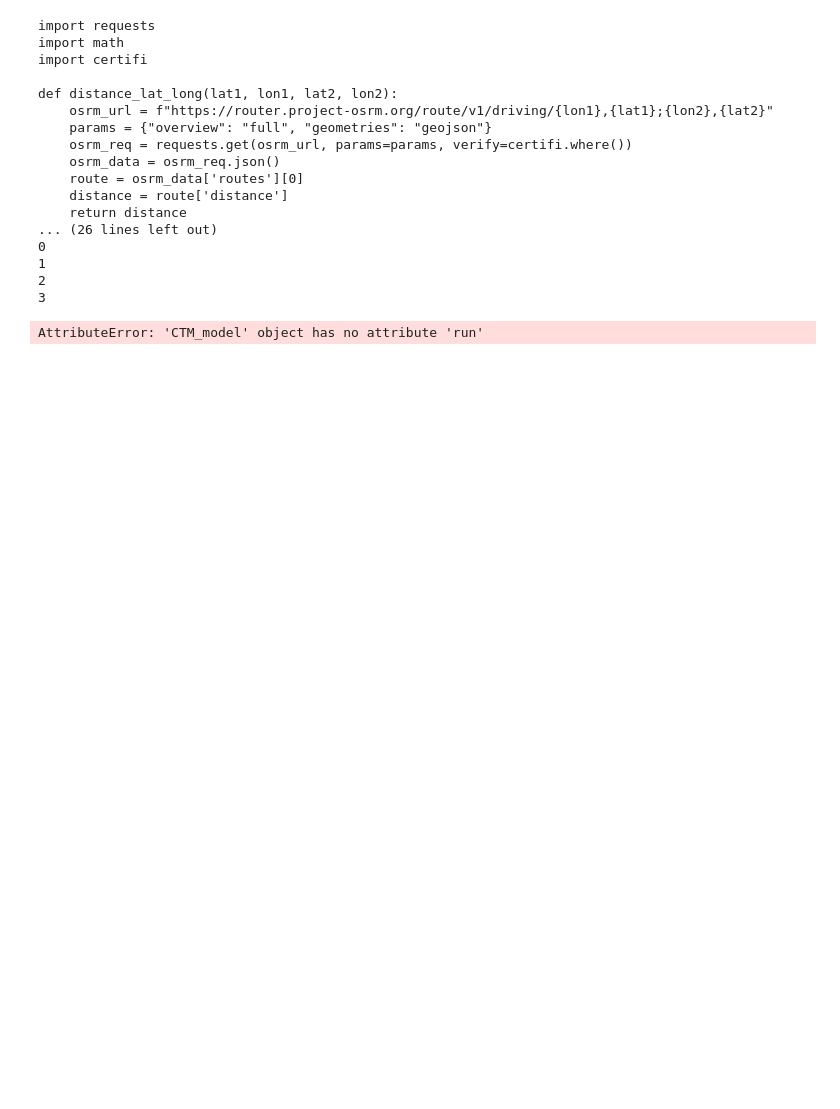
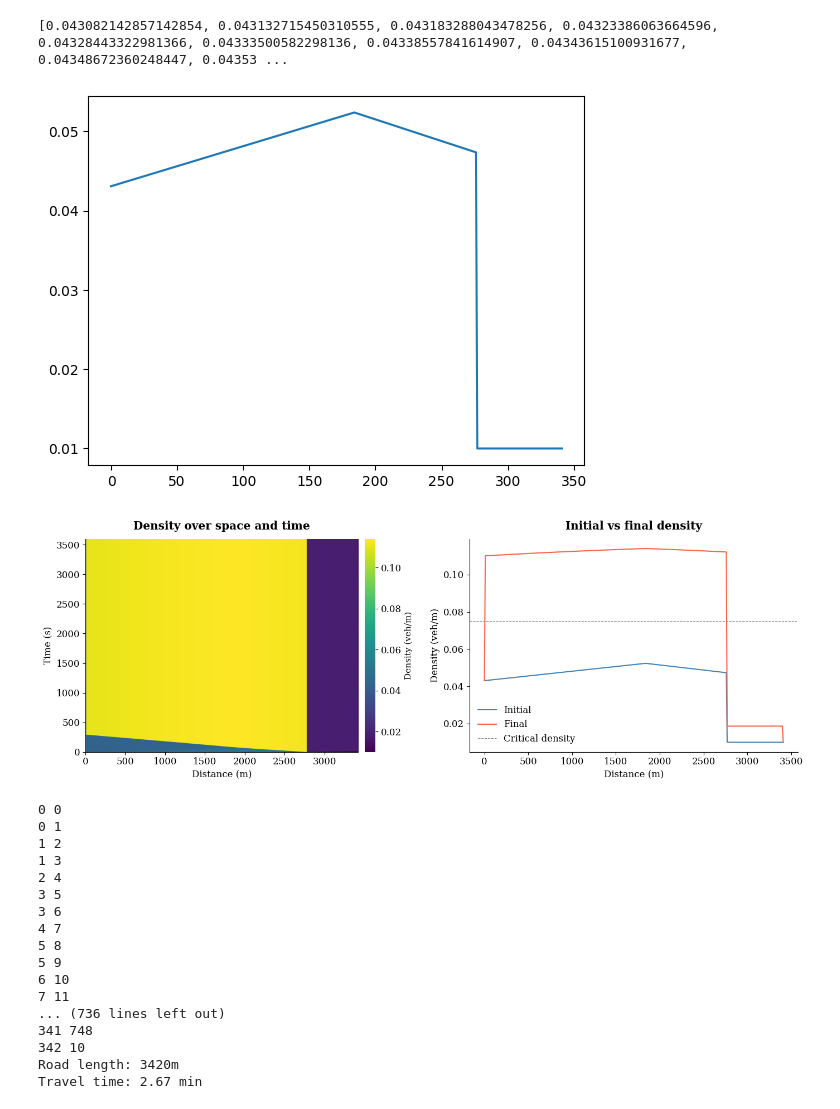
Before and after one commit to damianfrench/General-Physics, a Jupyter notebook: code/notebooks/combining_data_and_model.ipynb, the cells around one changed output. Cells and saved outputs as stored; diff of their text form; code cells hidden in the pictures; blank space fills up the shorter version.

Commit message:
model runs but needs fine tuing to make accurate and interesting

```diff
--- a/code/notebooks/combining_data_and_model.ipynb
+++ b/code/notebooks/combining_data_and_model.ipynb
@@ -14,9 +14,6 @@ import matplotlib as mpl
 from src.lwr_model import point_density, number_of_cells, linear_density_gradient, clean_count_data
 from src.lwr_model import FREE_SPEEDS, CELL_SIZE
 from src.lwr_model.CTM import CTM_model
-from src.lwr_model import distances
-
-print(inspect.getsource(distances))
 
 # --- Real world density ---
 df_count = clean_count_data()
@@ -33,13 +30,16 @@ v_free = np.mean(list(FREE_SPEEDS.values()))
 jam_density = 0.15
 max_flow = v_free * jam_density / 4
 inlet_density = density_init[0]
-simulation_time = 3600
+simulation_time = 60*60
 
 # --- Run ---
 model = CTM_model(cell_widths, density_init, jam_density, max_flow, v_free)
 model.run(inlet_density=inlet_density, total_time=simulation_time)
+print(whole_density_arr)
+# --- Plot ---
 
-# --- Plot ---
+plt.plot(whole_density_arr)
+
 history = np.array(model.history)
 distance = np.arange(N) * CELL_SIZE
 
@@ -55,49 +55,53 @@ fig, axes = plt.subplots(1, 2, figsize=(14, 5))
 # Heatmap
 im = axes[0].imshow(
     history,
     aspect='auto',
     origin='lower',
     extent=[0, N * CELL_SIZE, 0, len(history) * model.step_width],
-    cmap='plasma'
+    cmap='viridis'
 )
 cbar = fig.colorbar(im, ax=axes[0], pad=0.02)
 cbar.set_label('Density (veh/m)', fontsize=11)
 cbar.outline.set_visible(False)
 axes[0].set_xlabel('Distance (m)')
 axes[0].set_ylabel('Time (s)')
 axes[0].set_title('Density over space and time', fontweight='bold', pad=12)
 
 # Initial vs final
 axes[1].plot(distance, history[0], label='Initial', color='steelblue', linewidth=1.5)
 axes[1].plot(distance, history[-1], label='Final', color='tomato', linewidth=1.5)
 axes[1].axhline(jam_density / 2, color='grey', linestyle='--', linewidth=0.8, label='Critical density')
 axes[1].set_xlabel('Distance (m)')
 axes[1].set_ylabel('Density (veh/m)')
 axes[1].set_title('Initial vs final density', fontweight='bold', pad=12)
 axes[1].legend(frameon=False)
 
 plt.tight_layout()
 plt.show()
 
 # --- Travel time ---
 travel = model.travel_time(start_cell=0, end_cell=N-1, start_time=0)
+print(N,CELL_SIZE)
+print(f"Road length: {N * CELL_SIZE}m")
 print(f"Travel time: {travel/60:.2f} min" if travel else "Vehicle did not reach end within simulation")
 # %% [output]
-import requests
-import math
-import certifi
-
-def distance_lat_long(lat1, lon1, lat2, lon2):
-    osrm_url = f"https://router.project-osrm.org/route/v1/driving/{lon1},{lat1};{lon2},{lat2}"
-    params = {"overview": "full", "geometries": "geojson"}
-    osrm_req = requests.get(osrm_url, params=params, verify=certifi.where())
-    osrm_data = osrm_req.json()
-    route = osrm_data['routes'][0]
-    distance = route['distance']
-    return distance
-... (26 lines left out)
-0
-1
-2
-3
+[0.043082142857142854, 0.043132715450310555, 0.043183288043478256, 0.04323386063664596, 0.04328443322981366, 0.04333500582298136, 0.04338557841614907, 0.04343615100931677, 0.04348672360248447, 0.04353 ...
+[figure, added]
+[figure, added]
-AttributeError: 'CTM_model' object has no attribute 'run'
+0 0
+0 1
+1 2
+1 3
+2 4
+3 5
+3 6
+4 7
+5 8
+5 9
+6 10
+7 11
+... (736 lines left out)
+341 748
+342 10
+Road length: 3420m
+Travel time: 2.67 min
```
Also changed, not shown: 3 other files.
